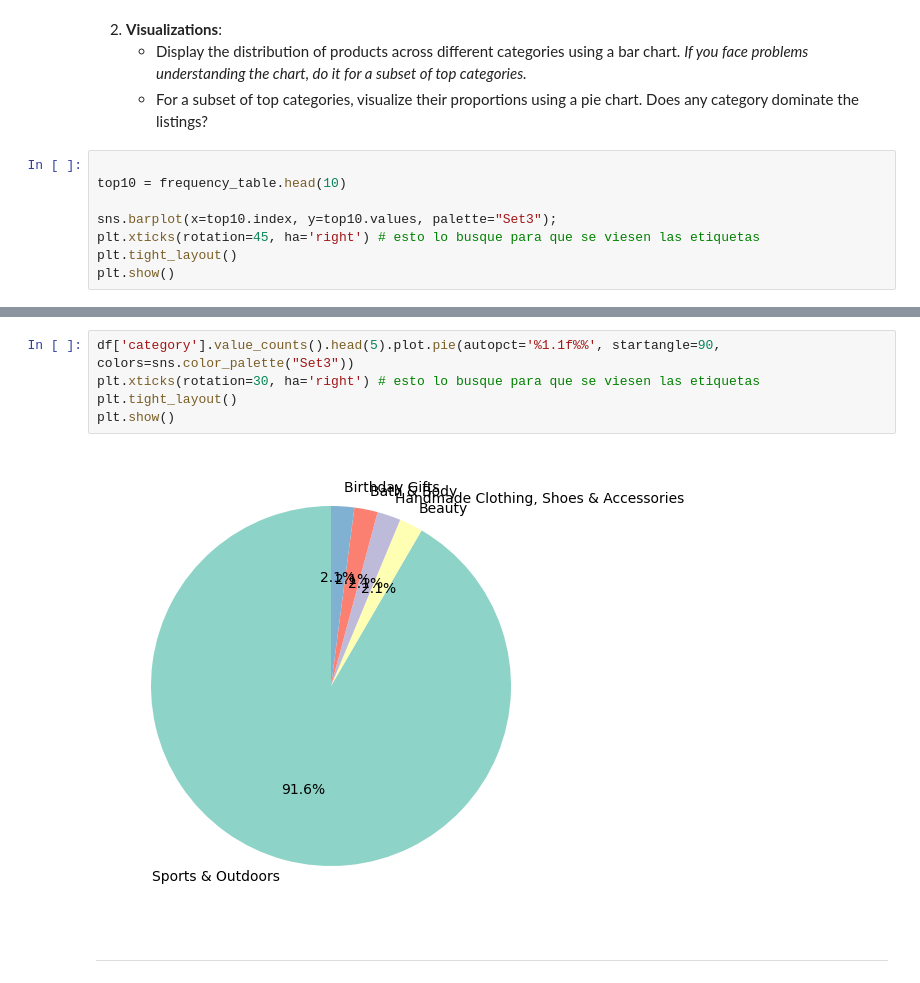
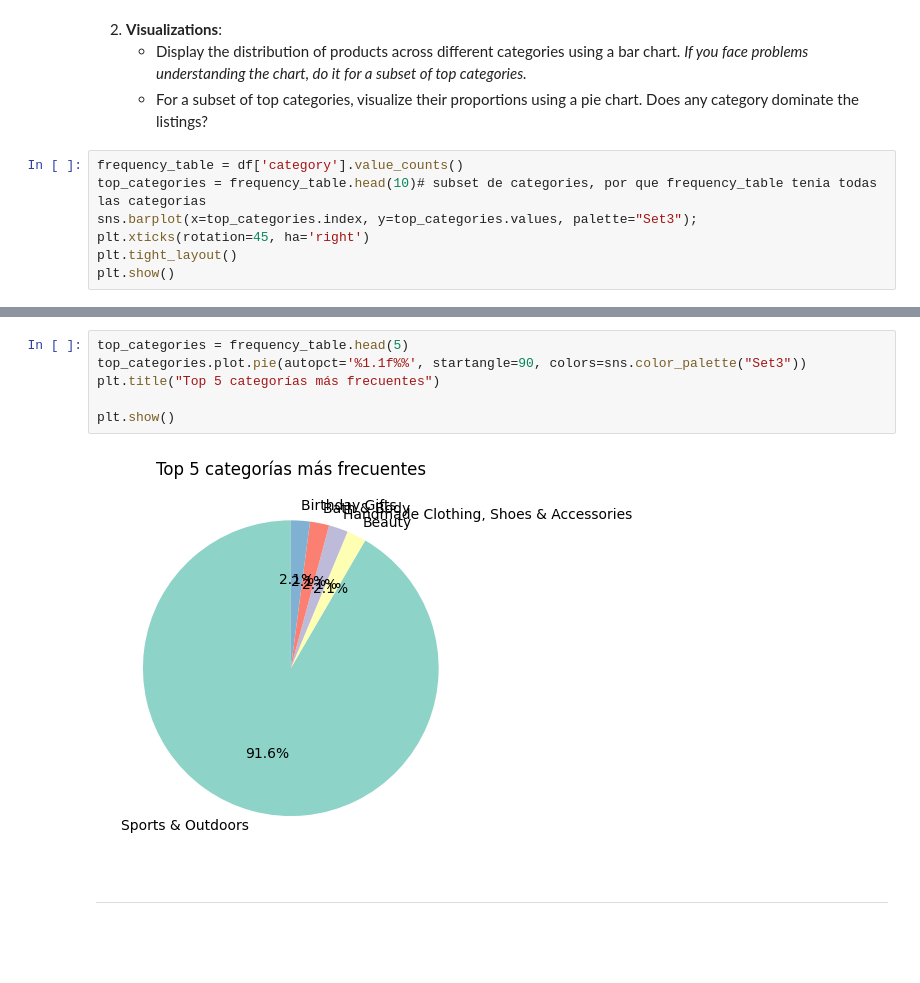
Before and after one commit to data-bootcamp-v4/lab-eda-univariate, a Jupyter notebook: lab-eda-univariate.ipynb, the cells around one changed output, grey strips where cells are left out. Cells and saved outputs as stored; diff of their text form; blank space fills up the shorter version.

```diff
--- a/lab-eda-univariate.ipynb
+++ b/lab-eda-univariate.ipynb
@@ -126,11 +126,10 @@ Name: count, dtype: int64
     - Display the distribution of products across different categories using a bar chart. *If you face problems understanding the chart, do it for a subset of top categories.*
     - For a subset of top categories, visualize their proportions using a pie chart. Does any category dominate the listings?
 # %%
-
-top10 = frequency_table.head(10)
-
-sns.barplot(x=top10.index, y=top10.values, palette="Set3");
-plt.xticks(rotation=45, ha='right') # esto lo busque para que se viesen las etiquetas
+frequency_table = df['category'].value_counts()
+top_categories = frequency_table.head(10)# subset de categories, por que frequency_table tenia todas las categorias
+sns.barplot(x=top_categories.index, y=top_categories.values, palette="Set3");
+plt.xticks(rotation=45, ha='right')
 plt.tight_layout()
 plt.show()
 # %% [output]
@@ -140,11 +139,12 @@ Passing `palette` without assigning `hue` is deprecated and will be removed in v
 [figure]
 # %%
-df['category'].value_counts().head(5).plot.pie(autopct='%1.1f%%', startangle=90, colors=sns.color_palette("Set3"))
-plt.xticks(rotation=30, ha='right') # esto lo busque para que se viesen las etiquetas
-plt.tight_layout()
+top_categories = frequency_table.head(5)
+top_categories.plot.pie(autopct='%1.1f%%', startangle=90, colors=sns.color_palette("Set3"))
+plt.title("Top 5 categorías más frecuentes")
+
 plt.show()
 # %% [output]
-[figure, old version]
+[figure, new version]
 # %% [markdown]
 ---
 # %% [markdown]
```
Also changed, not shown: parts of 12 cells of this notebook.
